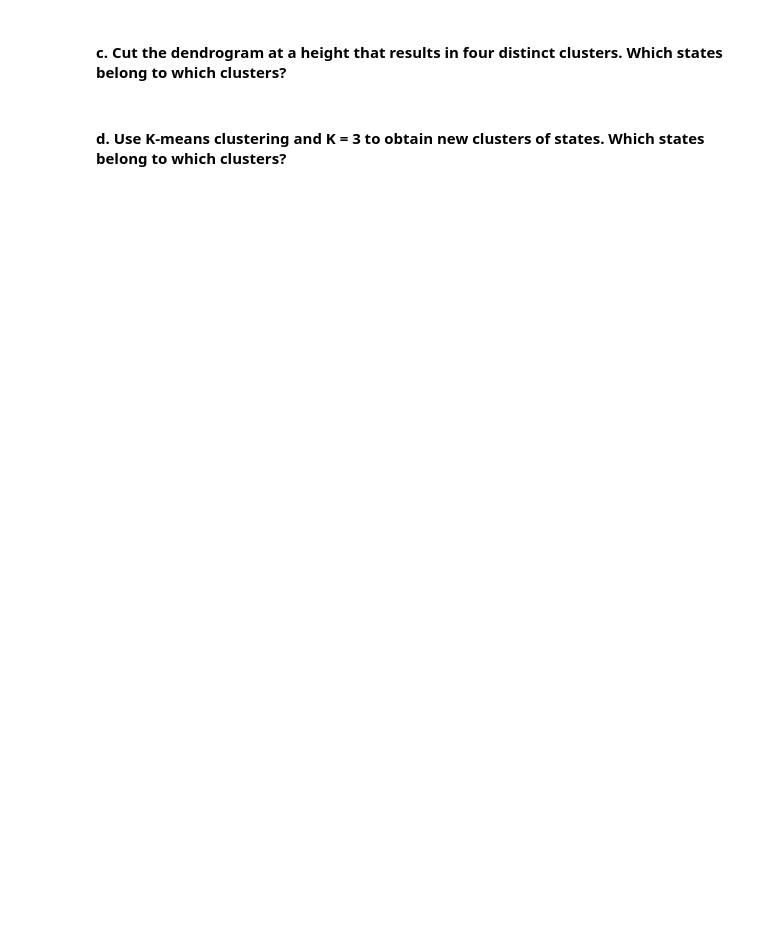
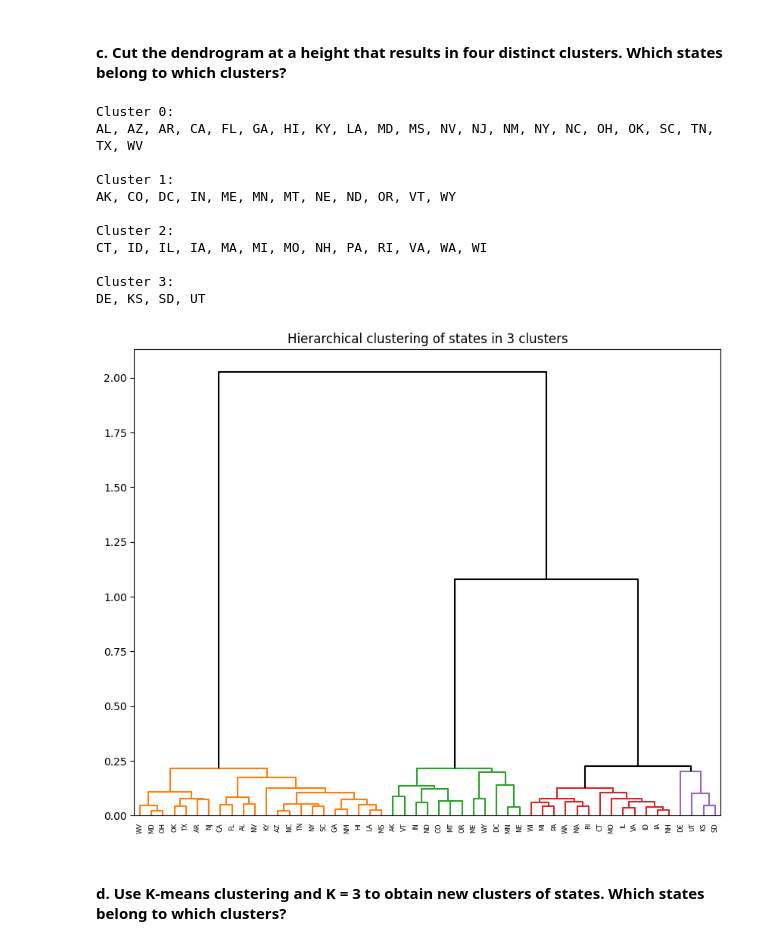
Before and after one commit to mmdanielewicz/code_2600, a Jupyter notebook: homework3.ipynb, the cells around one changed output. Drawn from its saved outputs; the diff is of its cells as text; code cells hidden in the pictures; blank space fills up the shorter version.

```diff
--- a/homework3.ipynb
+++ b/homework3.ipynb
@@ -587,4 +677,37 @@ AL, AK, AZ, AR, CA, CO, CT, DE, DC, FL, GA, HI, ID, IL, IN, IA, KS, KY, LA, ME,
 # %% [markdown]
 #### c. Cut the dendrogram at a height that results in four distinct clusters. Which states belong to which clusters?
+# %%
+from scipy.cluster.hierarchy import cut_tree
+import matplotlib.pyplot as plt
+from scipy.cluster.hierarchy import dendrogram, linkage, cut_tree
+
+cev['Cluster'] = cut_tree(linkage_comp, n_clusters=4)
+
+for num, group in cev.groupby('Cluster'):
+    print(f"\nCluster {num}:")
+    print(", ".join(group['State'].values))
+
+fig, ax = plt.subplots(1, 1, figsize=(10, 8))
+den = dendrogram(linkage_comp,
+           ax=ax,
+           leaf_rotation=90,
+           labels=cev['State'].values,
+           color_threshold=linkage_comp[-3, 2],
+           above_threshold_color='black')
+ax.set_title("Hierarchical clustering of states in 3 clusters")
+plt.show()
+# %% [output]
+Cluster 0:
+AL, AZ, AR, CA, FL, GA, HI, KY, LA, MD, MS, NV, NJ, NM, NY, NC, OH, OK, SC, TN, TX, WV
+
+Cluster 1:
+AK, CO, DC, IN, ME, MN, MT, NE, ND, OR, VT, WY
+
+Cluster 2:
+CT, ID, IL, IA, MA, MI, MO, NH, PA, RI, VA, WA, WI
+
+Cluster 3:
+DE, KS, SD, UT
+[figure, added]
 # %% [markdown]
 #### d. Use K-means clustering and K = 3 to obtain new clusters of states. Which states belong to which clusters?
```
Also changed, not shown: parts of 20 cells of this notebook, 1 other file.
